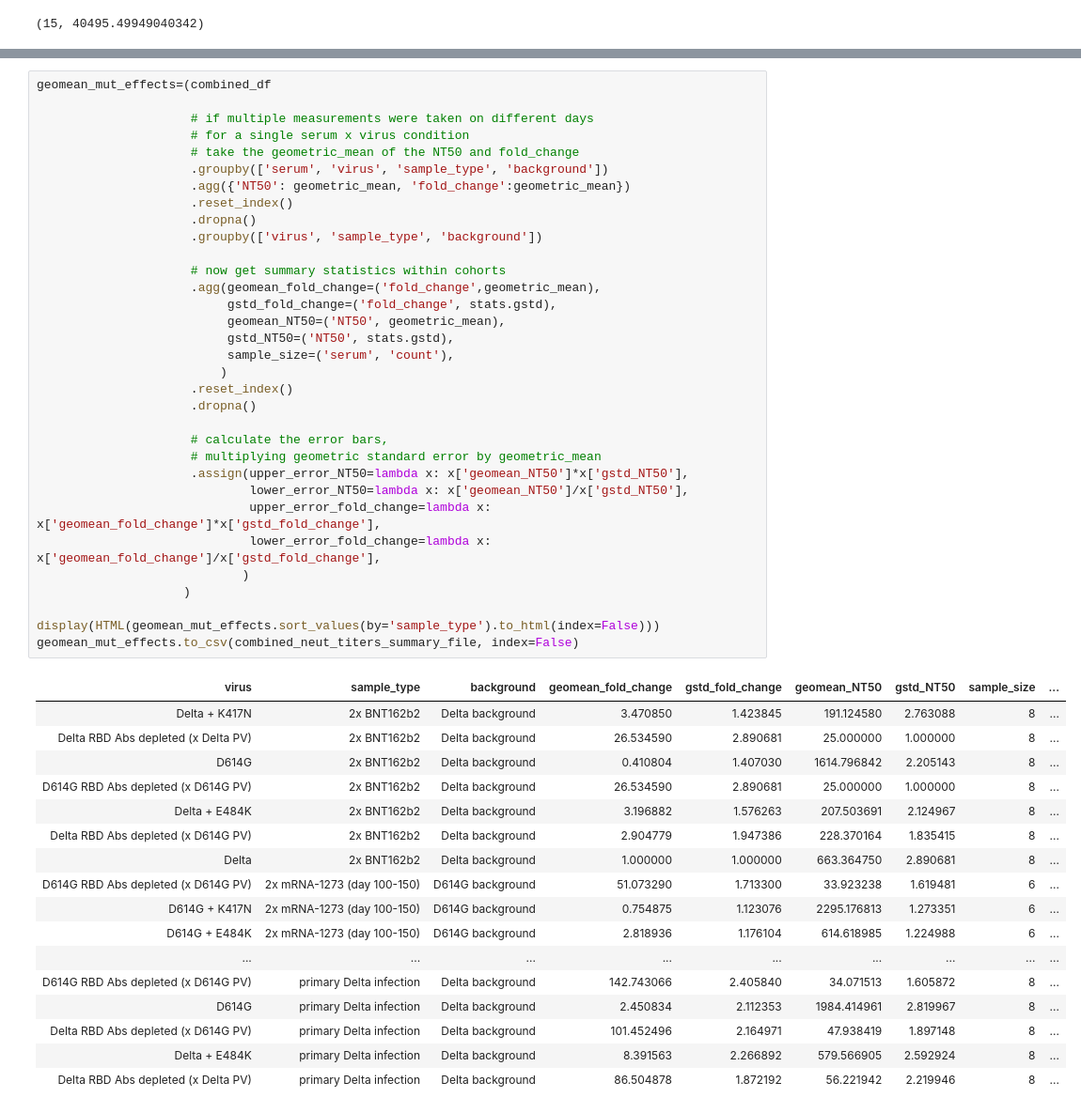
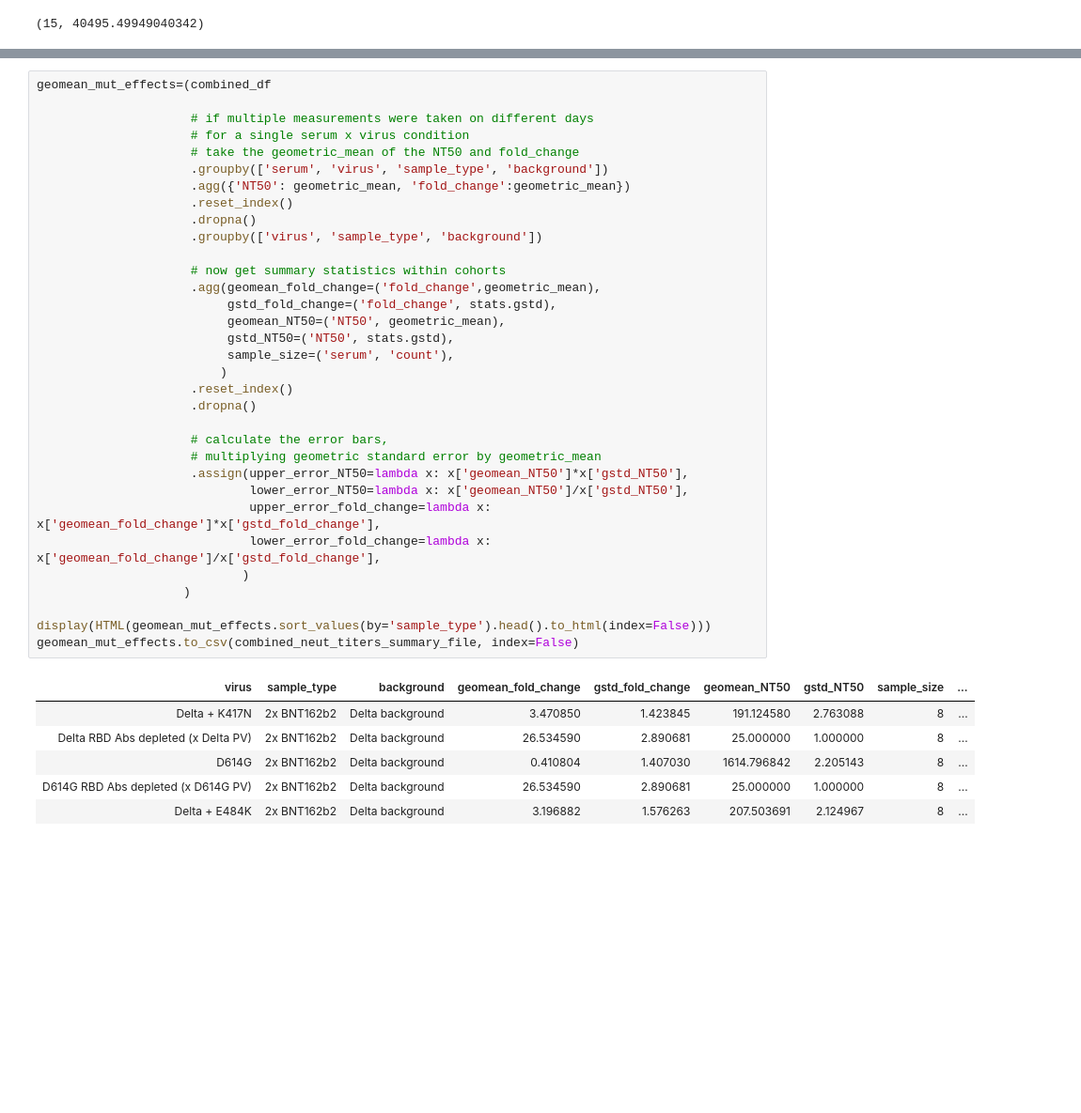
Before and after one commit to jbloomlab/SARS-CoV-2-RBD_Delta, a Jupyter notebook: experimental_data/analyze_neut_data.ipynb, the cells around one changed output, grey strips where cells are left out. Shown at 94% size. Drawn from its saved outputs; the diff is of its cells as text; blank space fills up the shorter version.

```diff
--- a/experimental_data/analyze_neut_data.ipynb
+++ b/experimental_data/analyze_neut_data.ipynb
@@ -920,42 +928,31 @@ geomean_mut_effects=(combined_df
                      .dropna()
                      .groupby(['virus', 'sample_type', 'background'])
 
                      # now get summary statistics within cohorts
                      .agg(geomean_fold_change=('fold_change',geometric_mean),
                           gstd_fold_change=('fold_change', stats.gstd),
                           geomean_NT50=('NT50', geometric_mean),
                           gstd_NT50=('NT50', stats.gstd),
                           sample_size=('serum', 'count'),
                          )
                      .reset_index()
                      .dropna()
 
                      # calculate the error bars,
                      # multiplying geometric standard error by geometric_mean
                      .assign(upper_error_NT50=lambda x: x['geomean_NT50']*x['gstd_NT50'],
                              lower_error_NT50=lambda x: x['geomean_NT50']/x['gstd_NT50'],
                              upper_error_fold_change=lambda x: x['geomean_fold_change']*x['gstd_fold_change'],
                              lower_error_fold_change=lambda x: x['geomean_fold_change']/x['gstd_fold_change'],
                             )
                     )
 
-display(HTML(geomean_mut_effects.sort_values(by='sample_type').to_html(index=False)))
+display(HTML(geomean_mut_effects.sort_values(by='sample_type').head().to_html(index=False)))
 geomean_mut_effects.to_csv(combined_neut_titers_summary_file, index=False)
 # %% [output]
 | virus | sample_type | background | geomean_fold_change | gstd_fold_change | geomean_NT50 | gstd_NT50 | sample_size | ... |
 | Delta + K417N | 2x BNT162b2 | Delta background | 3.470850 | 1.423845 | 191.124580 | 2.763088 | 8 | ... |
 | Delta RBD Abs depleted (x Delta PV) | 2x BNT162b2 | Delta background | 26.534590 | 2.890681 | 25.000000 | 1.000000 | 8 | ... |
 | D614G | 2x BNT162b2 | Delta background | 0.410804 | 1.407030 | 1614.796842 | 2.205143 | 8 | ... |
 | D614G RBD Abs depleted (x D614G PV) | 2x BNT162b2 | Delta background | 26.534590 | 2.890681 | 25.000000 | 1.000000 | 8 | ... |
 | Delta + E484K | 2x BNT162b2 | Delta background | 3.196882 | 1.576263 | 207.503691 | 2.124967 | 8 | ... |
-| Delta RBD Abs depleted (x D614G PV) | 2x BNT162b2 | Delta background | 2.904779 | 1.947386 | 228.370164 | 1.835415 | 8 | ... |
-| Delta | 2x BNT162b2 | Delta background | 1.000000 | 1.000000 | 663.364750 | 2.890681 | 8 | ... |
-| D614G RBD Abs depleted (x D614G PV) | 2x mRNA-1273 (day 100-150) | D614G background | 51.073290 | 1.713300 | 33.923238 | 1.619481 | 6 | ... |
-| D614G + K417N | 2x mRNA-1273 (day 100-150) | D614G background | 0.754875 | 1.123076 | 2295.176813 | 1.273351 | 6 | ... |
-| D614G + E484K | 2x mRNA-1273 (day 100-150) | D614G background | 2.818936 | 1.176104 | 614.618985 | 1.224988 | 6 | ... |
-| ... | ... | ... | ... | ... | ... | ... | ... | ... |
-| D614G RBD Abs depleted (x D614G PV) | primary Delta infection | Delta background | 142.743066 | 2.405840 | 34.071513 | 1.605872 | 8 | ... |
-| D614G | primary Delta infection | Delta background | 2.450834 | 2.112353 | 1984.414961 | 2.819967 | 8 | ... |
-| Delta RBD Abs depleted (x D614G PV) | primary Delta infection | Delta background | 101.452496 | 2.164971 | 47.938419 | 1.897148 | 8 | ... |
-| Delta + E484K | primary Delta infection | Delta background | 8.391563 | 2.266892 | 579.566905 | 2.592924 | 8 | ... |
-| Delta RBD Abs depleted (x Delta PV) | primary Delta infection | Delta background | 86.504878 | 1.872192 | 56.221942 | 2.219946 | 8 | ... |
```
Also changed, not shown: parts of 3 cells of this notebook, 7 other files.
